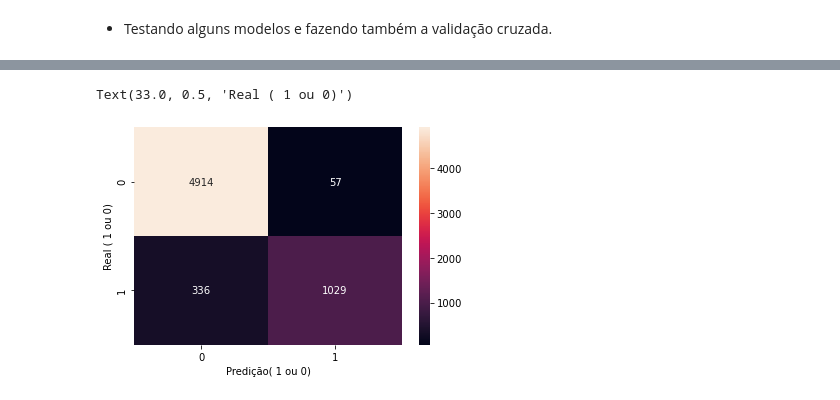
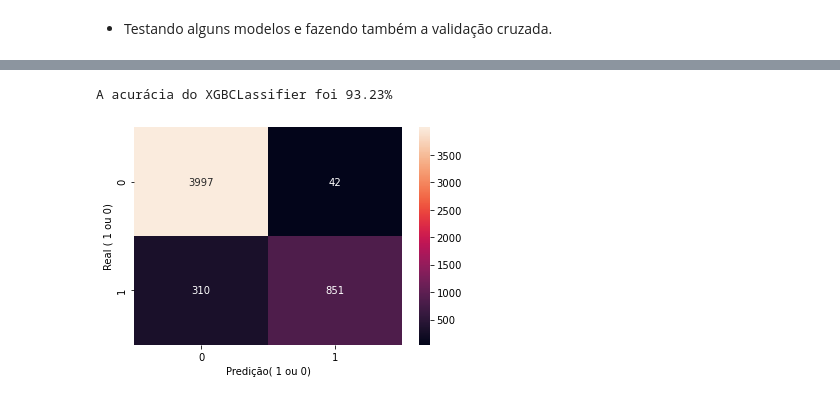
Before and after one commit to robertferro/analisando_risco_credito, a Jupyter notebook: 3- Machine learning/modelo_risco_de_credito.ipynb, the cells around one changed output, grey strips where cells are left out. Cells and saved outputs as stored; diff of their text form; code cells hidden in the pictures.

```diff
--- a/3- Machine learning/modelo_risco_de_credito.ipynb
+++ b/3- Machine learning/modelo_risco_de_credito.ipynb
@@ -69,5 +156,3 @@ from sklearn.model_selection import train_test_split
-# %%
-X_treino, X_teste, Y_treino, Y_teste = train_test_split(X,Y, test_size=0.2,stratify=Y)
 # %% [markdown]
 - Benchmark
 # %%
@@ -177,2 +257,0 @@ clf = XGBClassifier(max_depth=15,n_estimators=250,seed=42)
-# %%
-clf.fit(X_treino, Y_treino)
@@ -181,5 +257,0 @@ XGBClassifier(max_depth=15, n_estimators=250, seed=42)
-# %%
-y_pred = clf.predict(X_teste)
-acuracia = clf.score(X_teste, Y_teste) * 100
-
-print('A acurácia do XGBCLassifier foi %.2f%%' % acuracia)
@@ -187,0 +271,26 @@ A acurácia do XGBCLassifier foi 93.80%
+# %%
+from sklearn.model_selection import KFold
+from sklearn.metrics import f1_score
+
+kf = KFold(n_splits=5,random_state=0,shuffle=True)
+
+f1_lista=[]
+for i,(tr,ts) in enumerate(kf.split(X)):
+    Xtr, ytr = X.iloc[tr], y.iloc[tr]
+    Xval, yval = X.iloc[ts], y.iloc[ts]
+
+    clf = XGBClassifier(max_depth=15,n_estimators=250,seed=42)
+    clf.fit(Xtr,ytr)
+
+    y_pred=clf.predict(Xval)
+
+    f1_score_ = f1_score(yval,y_pred)
+    f1_lista.append(f1_score_)
+    print('Fold: {}'.format(i))
+    # print('-'*60)
+    print('F1_Score: {:.4f}'.format(f1_score_))
+    # print(classification_report(yval, y_pred))
+    print('='*40)
+
+f1_medio=np.mean(f1_lista)
+print('F1 Score médio: {:.4f}'.format(f1_medio))
@@ -188,10 +314,18 @@ A acurácia do XGBCLassifier foi 93.80%
 # %%
-cm=confusion_matrix(Y_teste, y_pred)
+y_pred = clf.predict(Xval)
+cm=confusion_matrix(yval, y_proba>0.5)
 sns.heatmap(cm, annot=True, fmt='g')
+# f1_score_xgb = f1_score(yval,y_pred)
+# print('F1 Score do XGBCLassifier foi: {:.4f}'.format(f1_score_xgb))
+
+acuracia = clf.score(Xval, yval) * 100
+print('A acurácia do XGBCLassifier foi %.2f%%' % acuracia)
+
 
 plt.xlabel('Predição( 1 ou 0)')
 plt.ylabel('Real ( 1 ou 0)')
+plt.show()
 # %% [output]
-Text(33.0, 0.5, 'Real ( 1 ou 0)')
+A acurácia do XGBCLassifier foi 93.23%
-[figure, old version]
+[figure, new version]
 # %%
```
Also changed, not shown: parts of 51 cells of this notebook.
